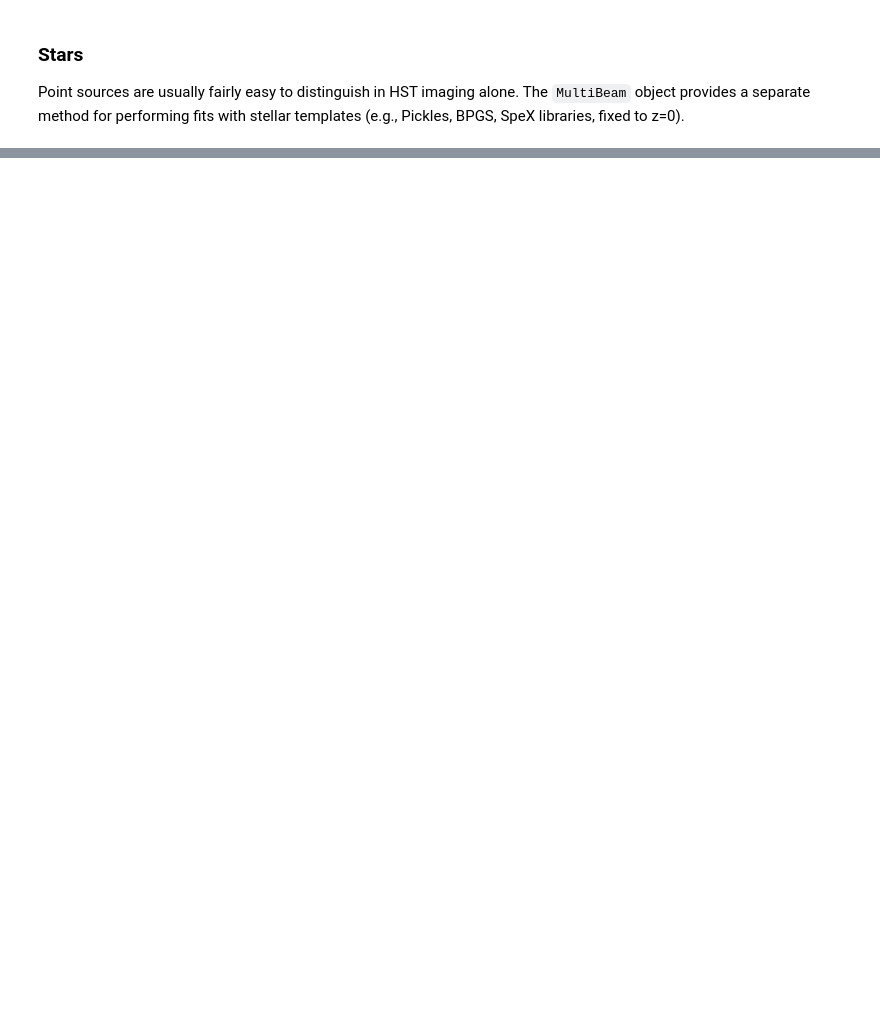
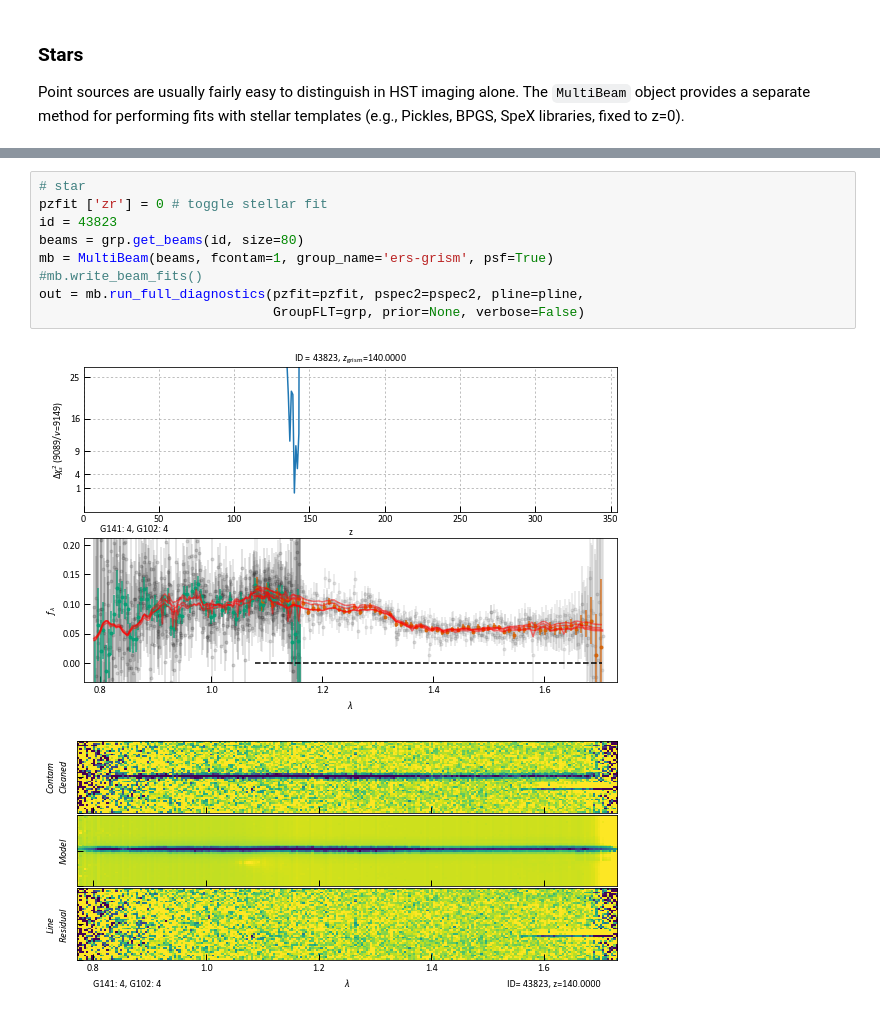
Before and after one commit to gbrammer/grizli, a Jupyter notebook: examples/WFC3IR_Reduction.ipynb, the cells around one changed output, grey strips where cells are left out. Drawn from its saved outputs; the diff is of its cells as text; blank space fills up the shorter version.

```diff
--- a/examples/WFC3IR_Reduction.ipynb
+++ b/examples/WFC3IR_Reduction.ipynb
@@ -477,0 +487,12 @@ out = mb.run_full_diagnostics(pzfit=pzfit, pspec2=pspec2, pline=pline,
+# %%
+# star
+pzfit ['zr'] = 0 # toggle stellar fit
+id = 43823
+beams = grp.get_beams(id, size=80)
+mb = MultiBeam(beams, fcontam=1, group_name='ers-grism', psf=True)
+#mb.write_beam_fits()
+out = mb.run_full_diagnostics(pzfit=pzfit, pspec2=pspec2, pline=pline,
+                              GroupFLT=grp, prior=None, verbose=False)
+# %% [output]
+[figure, added]
+[figure, added]
```
Also changed, not shown: parts of 11 cells of this notebook.
